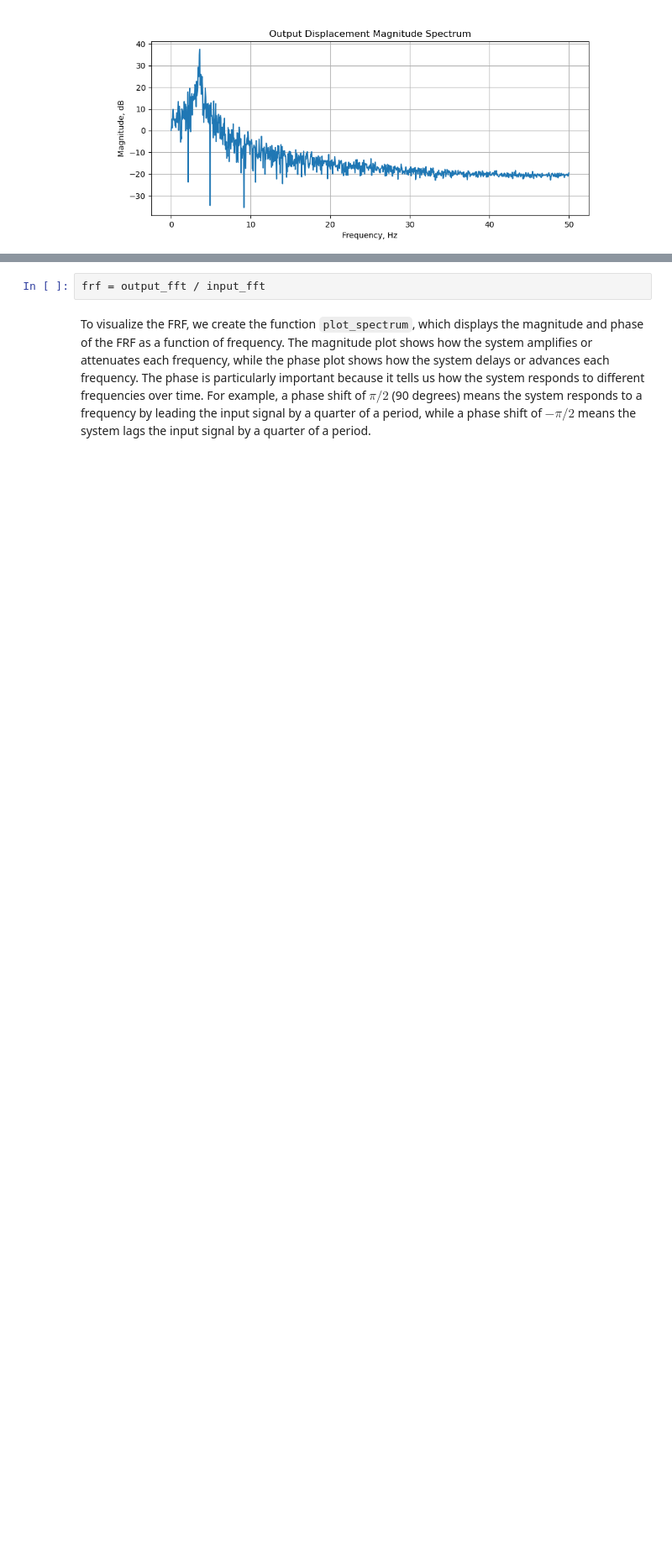
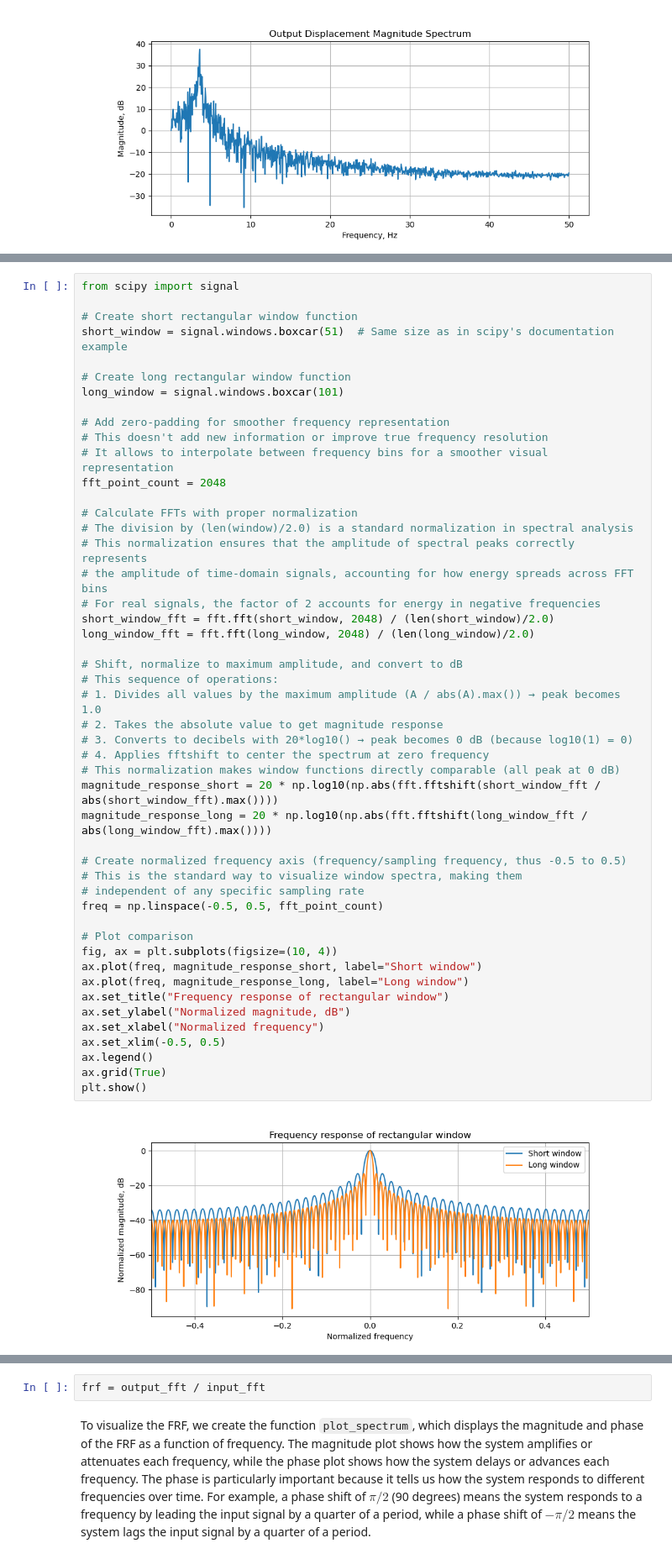
Before and after one commit to fmamitrotta/learn-aeroelastic-sid, a Jupyter notebook: notebooks/02_Identification_of_a_1-DOF_Mass-Spring-Damper_Sytem_with_the_LSCE_Algorithm.ipynb, the cells around one changed output, grey strips where cells are left out. Shown at 84% size. Saved outputs shown, nothing was run; the diff lists cells and outputs as text; blank space fills up the shorter version.

Commit message:
Improved discussion on spectral leakage

```diff
--- a/notebooks/02_Identification_of_a_1-DOF_Mass-Spring-Damper_Sytem_with_the_LSCE_Algorithm.ipynb
+++ b/notebooks/02_Identification_of_a_1-DOF_Mass-Spring-Damper_Sytem_with_the_LSCE_Algorithm.ipynb
@@ -911 +891,51 @@ plt.show()
+# %%
+from scipy import signal
+
+# Create short rectangular window function
+short_window = signal.windows.boxcar(51)  # Same size as in scipy's documentation example
+
+# Create long rectangular window function
+long_window = signal.windows.boxcar(101)
+
+# Add zero-padding for smoother frequency representation
+# This doesn't add new information or improve true frequency resolution
+# It allows to interpolate between frequency bins for a smoother visual representation
+fft_point_count = 2048
+
+# Calculate FFTs with proper normalization
+# The division by (len(window)/2.0) is a standard normalization in spectral analysis
+# This normalization ensures that the amplitude of spectral peaks correctly represents
+# the amplitude of time-domain signals, accounting for how energy spreads across FFT bins
+# For real signals, the factor of 2 accounts for energy in negative frequencies
+short_window_fft = fft.fft(short_window, 2048) / (len(short_window)/2.0)
+long_window_fft = fft.fft(long_window, 2048) / (len(long_window)/2.0)
+
+# Shift, normalize to maximum amplitude, and convert to dB
+# This sequence of operations:
+# 1. Divides all values by the maximum amplitude (A / abs(A).max()) → peak becomes 1.0
+# 2. Takes the absolute value to get magnitude response
+# 3. Converts to decibels with 20*log10() → peak becomes 0 dB (because log10(1) = 0)
+# 4. Applies fftshift to center the spectrum at zero frequency
+# This normalization makes window functions directly comparable (all peak at 0 dB)
+magnitude_response_short = 20 * np.log10(np.abs(fft.fftshift(short_window_fft / abs(short_window_fft).max())))
+magnitude_response_long = 20 * np.log10(np.abs(fft.fftshift(long_window_fft / abs(long_window_fft).max())))
+
+# Create normalized frequency axis (frequency/sampling frequency, thus -0.5 to 0.5)
+# This is the standard way to visualize window spectra, making them
+# independent of any specific sampling rate
+freq = np.linspace(-0.5, 0.5, fft_point_count)
+
+# Plot comparison
+fig, ax = plt.subplots(figsize=(10, 4))
+ax.plot(freq, magnitude_response_short, label="Short window")
+ax.plot(freq, magnitude_response_long, label="Long window")
+ax.set_title("Frequency response of rectangular window")
+ax.set_ylabel("Normalized magnitude, dB")
+ax.set_xlabel("Normalized frequency")
+ax.set_xlim(-0.5, 0.5)
+ax.legend()
+ax.grid(True)
+plt.show()
+# %% [output]
+[figure, added]
 # %% [markdown]
```
Also changed, not shown: parts of 4 cells of this notebook.
